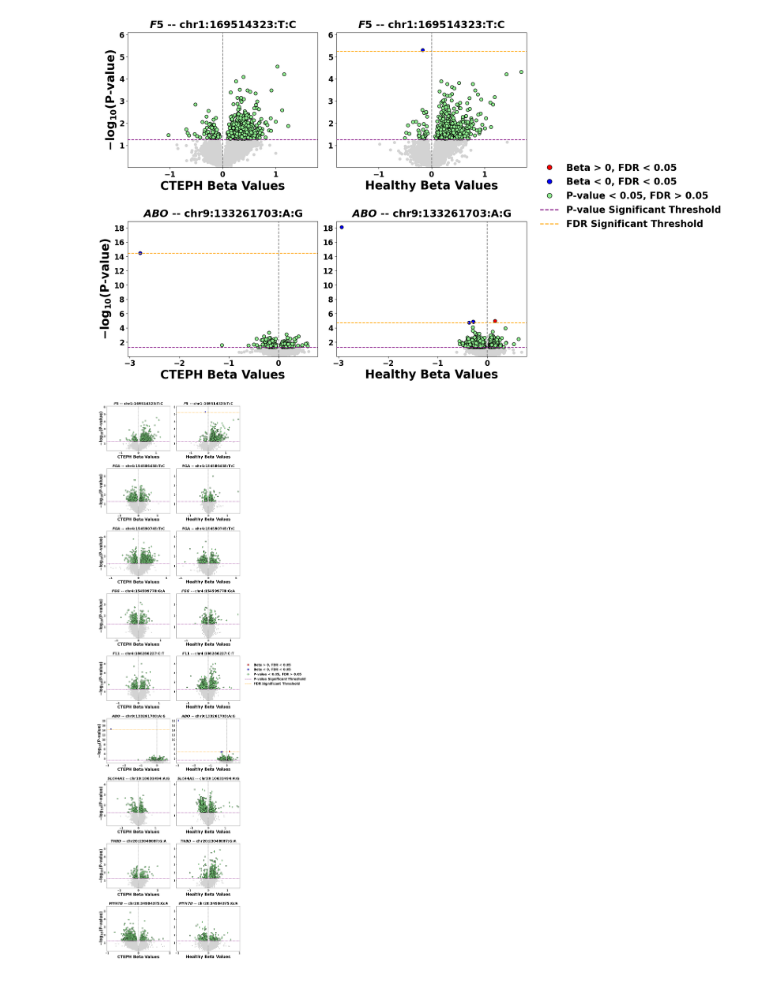
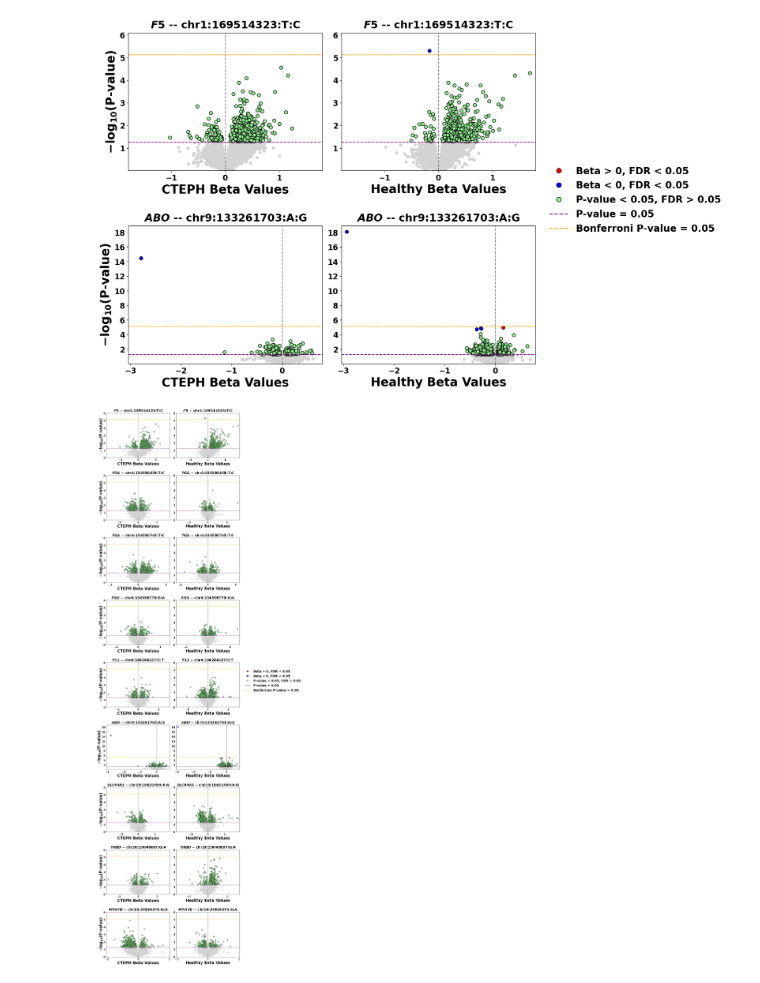
Before and after one commit to ZhaoTie-re/cteph_graph, a Jupyter notebook: common_volcano.ipynb, the cells around one changed output. Drawn from its saved outputs; the diff is of its cells as text; code cells hidden in the pictures.

Commit message:
graph update

```diff
--- a/common_volcano.ipynb
+++ b/common_volcano.ipynb
@@ -94,10 +94,10 @@ for i, key in enumerate(keys):
     ax1 = axes[i, 0]
     case_significant = case_fdr_series < 0.05
     case_pvalue_significant = (case_pvalue_series < 0.05) & (case_fdr_series > 0.05)
-    if any(case_fdr_series < 0.05):  # Check if there are any FDR < 0.05 values
-        case_max_pvalue_fdr = max(case_pvalue_series[case_fdr_series < 0.05])
-        case_fdr_log_threshold = -np.log10(case_max_pvalue_fdr)
-        ax1.axhline(y=case_fdr_log_threshold-0.05, color='orange', linestyle='--', linewidth=1.5, label='FDR < 0.05')
+
+    case_bonferroni_pvalue = 0.05 / len(case_pvalue_series)
+    case_bonferroni_log_threshold = -np.log10(case_bonferroni_pvalue)
+    ax1.axhline(y=case_bonferroni_log_threshold, color='orange', linestyle='--', linewidth=1.5, label='Bonferroni p < 0.05')
 
     ax1.axhline(y=-np.log10(0.05)-0.05, color='purple', linestyle='--', linewidth=1.5, zorder=11)
     ax1.axvline(x=0, color='gray', linestyle='--', linewidth=1.5)
@@ -116,10 +116,10 @@ for i, key in enumerate(keys):
     ax2 = axes[i, 1]
     control_significant = control_fdr_series < 0.05
     control_pvalue_significant = (control_pvalue_series < 0.05) & (control_fdr_series > 0.05)
-    if any(control_fdr_series < 0.05):  # Check if there are any FDR < 0.05 values
-        control_max_pvalue_fdr = max(control_pvalue_series[control_fdr_series < 0.05])
-        control_fdr_log_threshold = -np.log10(control_max_pvalue_fdr)
-        ax2.axhline(y=control_fdr_log_threshold-0.05, color='orange', linestyle='--', linewidth=1.5, label='FDR < 0.05')
+
+    control_bonferroni_pvalue = 0.05 / len(control_pvalue_series)
+    control_bonferroni_log_threshold = -np.log10(control_bonferroni_pvalue)
+    ax2.axhline(y=control_bonferroni_log_threshold, color='orange', linestyle='--', linewidth=1.5, label='Bonferroni p < 0.05')
 
     ax2.axhline(y=-np.log10(0.05)-0.05, color='purple', linestyle='--', linewidth=1.5, zorder=11)
     ax2.axvline(x=0, color='gray', linestyle='--', linewidth=1.5)
@@ -168,8 +168,8 @@ for i, key in enumerate(keys):
 fig.legend(handles=[plt.Line2D([0], [0], color='red', marker='o', linestyle='', markersize=10, markeredgecolor='black', label='Beta > 0, FDR < 0.05'),
                     plt.Line2D([0], [0], color='blue', marker='o', linestyle='', markersize=10, markeredgecolor='black', label='Beta < 0, FDR < 0.05'),
                     plt.Line2D([0], [0], color='lightgreen', marker='o', linestyle='', markersize=10, markeredgecolor='black', label='P-value < 0.05, FDR > 0.05'),
-                    plt.Line2D([0], [0], color='purple', linestyle='--', linewidth=2, label='P-value Significant Threshold'),
-                    plt.Line2D([0], [0], color='orange', linestyle='--', linewidth=2, label='FDR Significant Threshold')],
+                    plt.Line2D([0], [0], color='purple', linestyle='--', linewidth=2, label='P-value = 0.05'),
+                    plt.Line2D([0], [0], color='orange', linestyle='--', linewidth=2, label='Bonferroni P-value = 0.05'),],
                     # plt.Line2D([0], [0], color='gray', linestyle='--', linewidth=2, label='Beta Value = 0')],
           loc='center left', bbox_to_anchor=(1.0, 0.5), frameon=False, fontsize=20, markerscale=1)
 
@@ -177,7 +177,7 @@ plt.tight_layout(rect=[0, 0.03, 1, 0.95])
 plt.subplots_adjust(hspace=0.4)
 plt.show()
 # %% [output]
-[figure, old version]
+[figure, new version]
 # %%
 import pandas as pd
 import numpy as np
@@ -191,6 +191,7 @@ plt.rcParams['font.weight'] = 'bold'
 
 keys = list(results_dict.keys())
 fig, axes = plt.subplots(len(keys), 2, figsize=(13, 6 * len(keys)))
+
 
 for i, key in enumerate(keys):
 
@@ -211,10 +212,10 @@ for i, key in enumerate(keys):
     ax1 = axes[i, 0]
     case_significant = case_fdr_series < 0.05
     case_pvalue_significant = (case_pvalue_series < 0.05) & (case_fdr_series > 0.05)
-    if any(case_fdr_series < 0.05):  # Check if there are any FDR < 0.05 values
-        case_max_pvalue_fdr = max(case_pvalue_series[case_fdr_series < 0.05])
-        case_fdr_log_threshold = -np.log10(case_max_pvalue_fdr)
-        ax1.axhline(y=case_fdr_log_threshold-0.05, color='orange', linestyle='--', linewidth=1.5, label='FDR < 0.05')
+
+    case_bonferroni_pvalue = 0.05 / len(case_pvalue_series)
+    case_bonferroni_log_threshold = -np.log10(case_bonferroni_pvalue)
+    ax1.axhline(y=case_bonferroni_log_threshold, color='orange', linestyle='--', linewidth=1.5, label='Bonferroni p < 0.05')
 
     ax1.axhline(y=-np.log10(0.05)-0.05, color='purple', linestyle='--', linewidth=1.5, zorder=11)
     ax1.axvline(x=0, color='gray', linestyle='--', linewidth=1.5)
@@ -233,10 +234,10 @@ for i, key in enumerate(keys):
     ax2 = axes[i, 1]
     control_significant = control_fdr_series < 0.05
     control_pvalue_significant = (control_pvalue_series < 0.05) & (control_fdr_series > 0.05)
-    if any(control_fdr_series < 0.05):  # Check if there are any FDR < 0.05 values
-        control_max_pvalue_fdr = max(control_pvalue_series[control_fdr_series < 0.05])
-        control_fdr_log_threshold = -np.log10(control_max_pvalue_fdr)
-        ax2.axhline(y=control_fdr_log_threshold-0.05, color='orange', linestyle='--', linewidth=1.5, label='FDR < 0.05')
+
+    control_bonferroni_pvalue = 0.05 / len(control_pvalue_series)
+    control_bonferroni_log_threshold = -np.log10(control_bonferroni_pvalue)
+    ax2.axhline(y=control_bonferroni_log_threshold, color='orange', linestyle='--', linewidth=1.5, label='Bonferroni p < 0.05')
 
     ax2.axhline(y=-np.log10(0.05)-0.05, color='purple', linestyle='--', linewidth=1.5, zorder=11)
     ax2.axvline(x=0, color='gray', linestyle='--', linewidth=1.5)
@@ -262,36 +263,37 @@ for i, key in enumerate(keys):
 
     if key == 'chr9:133261703:A:G':
         ax1.set_xlim([min_beta-0.1, max_beta+0.1])
         ax2.set_xlim([min_beta-0.1, max_beta+0.1])
+        ax1.set_ylim([-np.log10(max_pvalue), -np.log10(min_pvalue) + 0.8])
+        ax2.set_ylim([-np.log10(max_pvalue), -np.log10(min_pvalue) + 0.8])
     else:
         ax1.set_xlim([-sym_limit, sym_limit])
         ax2.set_xlim([-sym_limit, sym_limit])
-
-    ax1.set_ylim([-np.log10(max_pvalue), -np.log10(min_pvalue) + 0.8])
-    ax2.set_ylim([-np.log10(max_pvalue), -np.log10(min_pvalue) + 0.8])
+        ax1.set_ylim([0, 6])
+        ax2.set_ylim([0, 6])
 
     ax1.xaxis.set_major_locator(MaxNLocator(integer=True))
     ax1.yaxis.set_major_locator(MaxNLocator(integer=True))
     ax2.xaxis.set_major_locator(MaxNLocator(integer=True))
     ax2.yaxis.set_major_locator(MaxNLocator(integer=True))
 
     ax1.tick_params(axis='both', labelsize=16)
     ax2.tick_params(axis='both', labelsize=16)
 
     gene = known_loci.loc[known_loci['ID'] == key, 'GENE'].values[0]
     ax1.set_title(r'$\mathit{\boldsymbol{' + gene + '}}$' + f' -- {key}', fontsize=22, y=1.09, verticalalignment='top', transform=ax1.transAxes, weight='bold')
     ax2.set_title(r'$\mathit{\boldsymbol{' + gene + '}}$' + f' -- {key}', fontsize=22, y=1.09, verticalalignment='top', transform=ax2.transAxes, weight='bold')
 
 fig.legend(handles=[plt.Line2D([0], [0], color='red', marker='o', linestyle='', markersize=10, markeredgecolor='black', label='Beta > 0, FDR < 0.05'),
                     plt.Line2D([0], [0], color='blue', marker='o', linestyle='', markersize=10, markeredgecolor='black', label='Beta < 0, FDR < 0.05'),
                     plt.Line2D([0], [0], color='lightgreen', marker='o', linestyle='', markersize=10, markeredgecolor='black', label='P-value < 0.05, FDR > 0.05'),
-                    plt.Line2D([0], [0], color='purple', linestyle='--', linewidth=2, label='P-value Significant Threshold'),
-                    plt.Line2D([0], [0], color='orange', linestyle='--', linewidth=2, label='FDR Significant Threshold')],
+                    plt.Line2D([0], [0], color='purple', linestyle='--', linewidth=2, label='P-value = 0.05'),
+                    plt.Line2D([0], [0], color='orange', linestyle='--', linewidth=2, label='Bonferroni P-value = 0.05'),],
                     # plt.Line2D([0], [0], color='gray', linestyle='--', linewidth=2, label='Beta Value = 0')],
           loc='center left', bbox_to_anchor=(1.0, 0.5), frameon=False, fontsize=20, markerscale=1)
 
 plt.tight_layout(rect=[0, 0.03, 1, 0.95])
 plt.subplots_adjust(hspace=0.4)
 plt.show()
 # %% [output]
-[figure, old version]
+[figure, new version]
```
